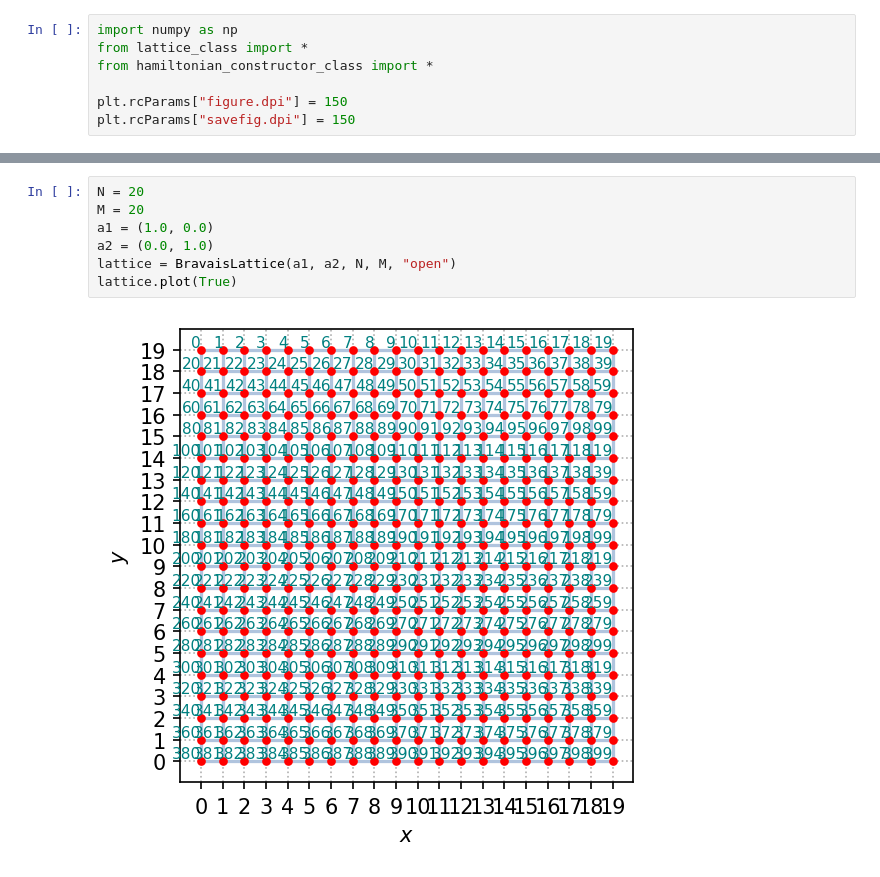
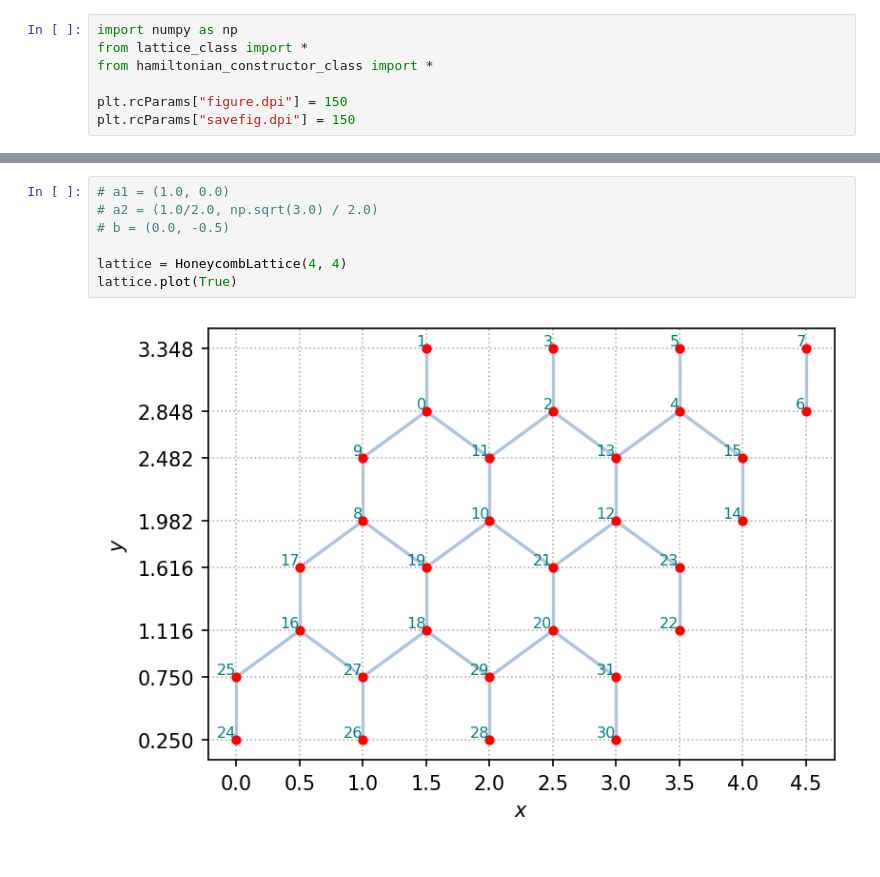
Before and after one commit to isschoch/chiral-p-wave-on-buckyball-geometry, a Jupyter notebook: lattice_class_testing.ipynb, the cells around one changed output, grey strips where cells are left out. Drawn from its saved outputs; the diff is of its cells as text.

Commit message:
Added honeycomb lattice

```diff
--- a/lattice_class_testing.ipynb
+++ b/lattice_class_testing.ipynb
@@ -35,9 +8,9 @@ print(H_constructor.hop_hamiltonians)
 # %%
-N = 20
-M = 20
-a1 = (1.0, 0.0)
-a2 = (0.0, 1.0)
-lattice = BravaisLattice(a1, a2, N, M, "open")
+# a1 = (1.0, 0.0)
+# a2 = (1.0/2.0, np.sqrt(3.0) / 2.0)
+# b = (0.0, -0.5)
+
+lattice = HoneycombLattice(4, 4)
 lattice.plot(True)
 # %% [output]
-[figure, old version]
+[figure, new version]
```
Also changed, not shown: parts of 7 cells of this notebook, 1 other file.
